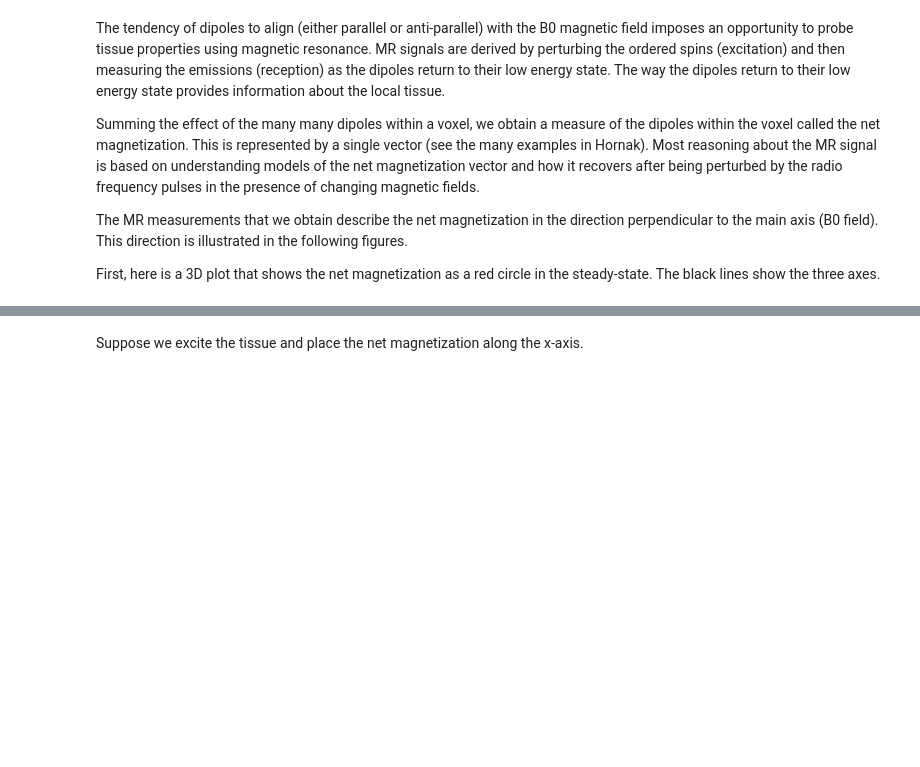
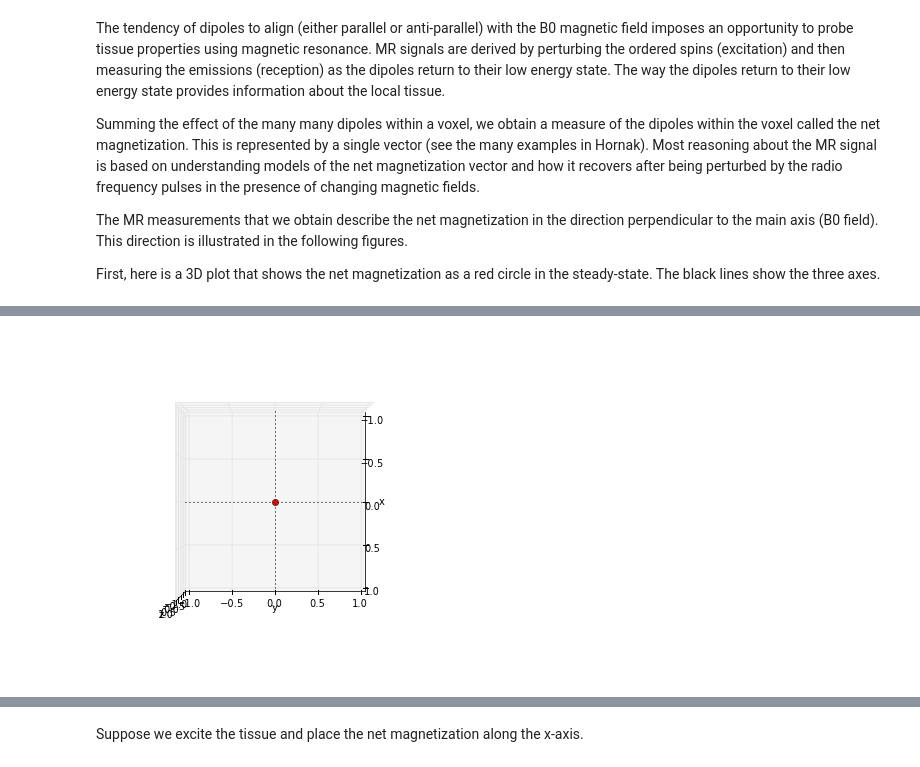
Before and after one commit to mwaskom/Psych204A, a Jupyter notebook: mrTutMR.ipynb, the cells around one changed output, grey strips where cells are left out. Saved outputs shown, nothing was run; the diff lists cells and outputs as text; code cells hidden in the pictures; blank space fills up the shorter version.

```diff
--- a/mrTutMR.ipynb
+++ b/mrTutMR.ipynb
@@ -205,0 +206,7 @@ initial situation, the point is at ``(0, 0)`` in the ``(x, y)`` plane.
+# %%
+az1 = 0
+el1 = 90
+ax.view_init(el1, az1)
+display(f)
+# %% [output]
+[figure, added]
```
Also changed, not shown: parts of 17 cells of this notebook.
